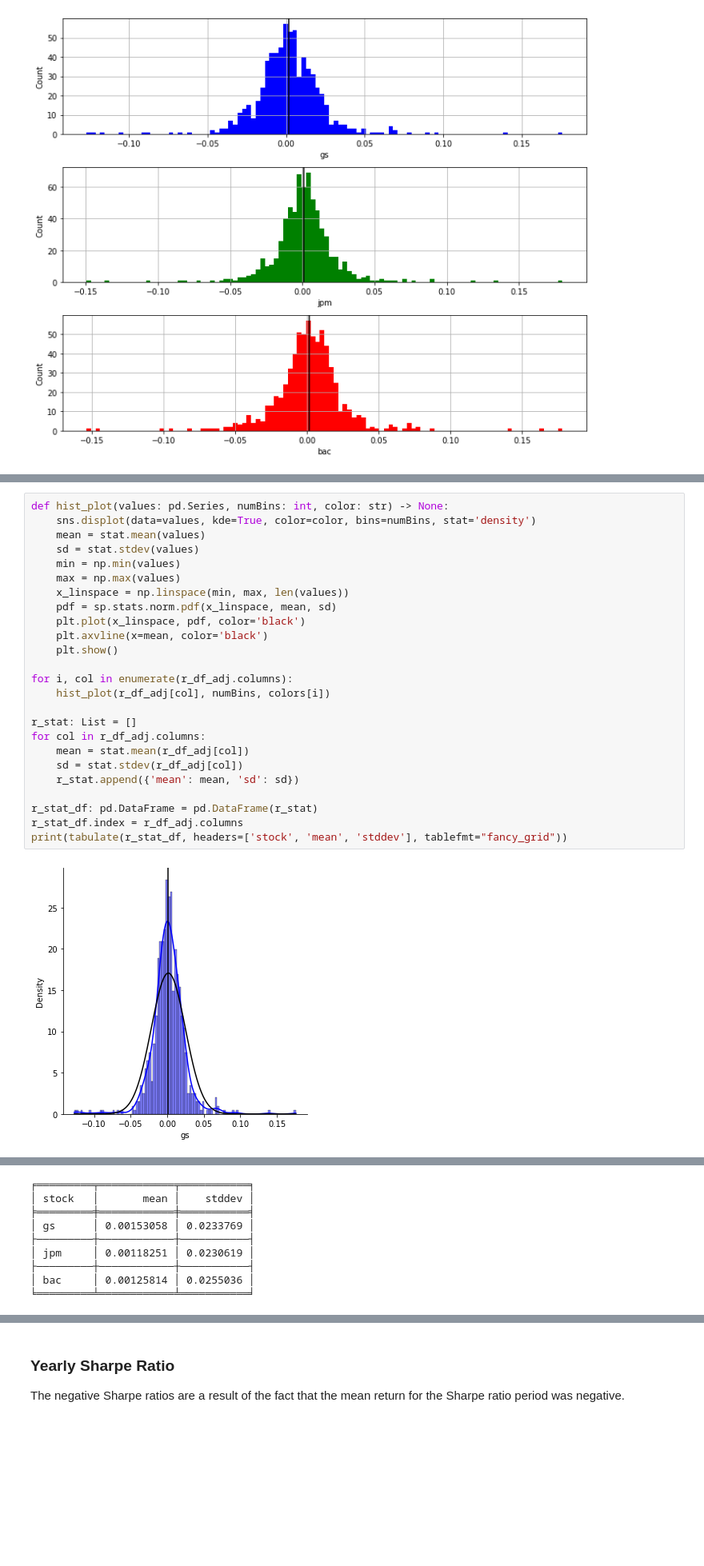
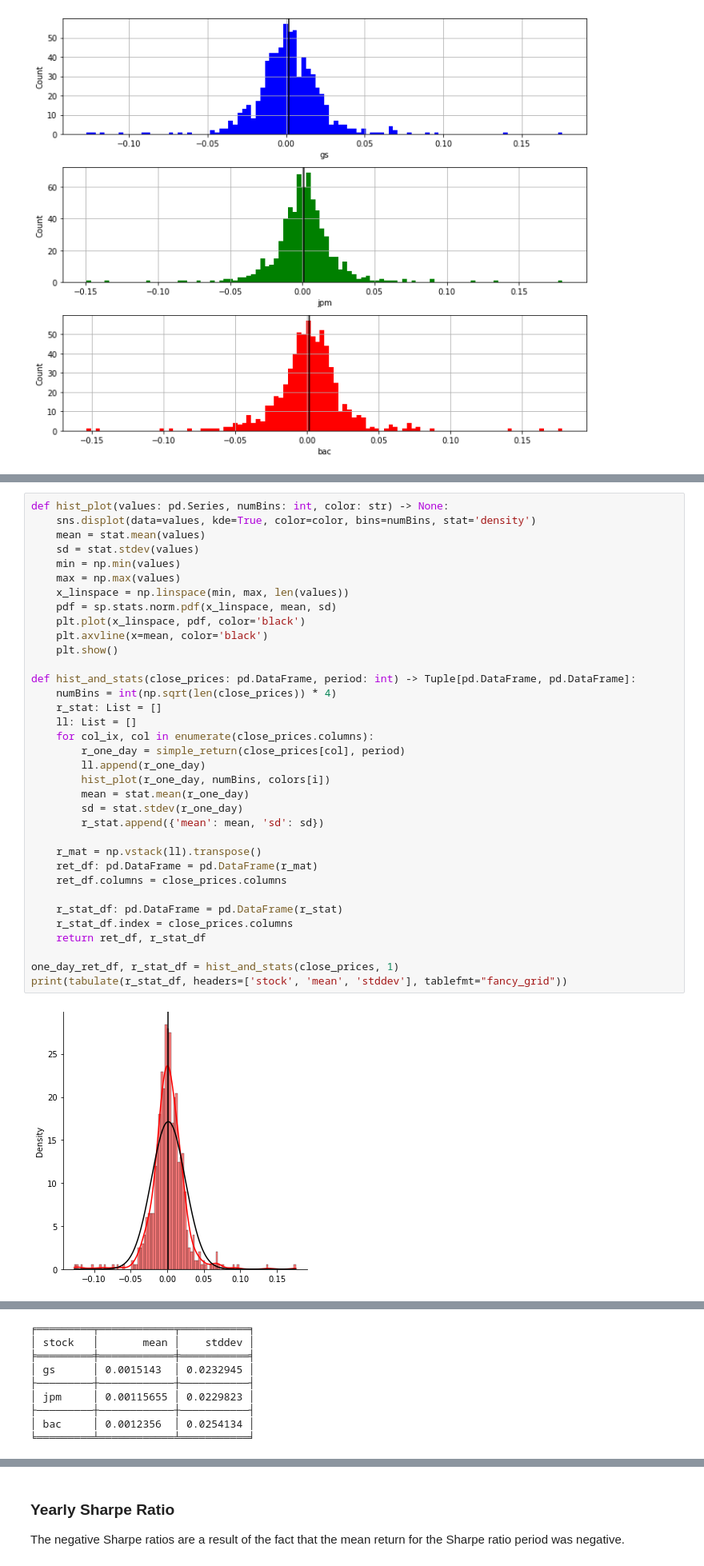
Before and after one commit to IanLKaplan/basic_finance, a Jupyter notebook: basic_finance.ipynb, the cells around one changed output, grey strips where cells are left out. Shown: that part at 80% size. Cells and saved outputs as stored; diff of their text form; blank space fills up the shorter version.

```diff
--- a/basic_finance.ipynb
+++ b/basic_finance.ipynb
@@ -352,27 +366,37 @@ function.
 # %%
 def hist_plot(values: pd.Series, numBins: int, color: str) -> None:
     sns.displot(data=values, kde=True, color=color, bins=numBins, stat='density')
     mean = stat.mean(values)
     sd = stat.stdev(values)
     min = np.min(values)
     max = np.max(values)
     x_linspace = np.linspace(min, max, len(values))
     pdf = sp.stats.norm.pdf(x_linspace, mean, sd)
     plt.plot(x_linspace, pdf, color='black')
     plt.axvline(x=mean, color='black')
     plt.show()
 
-for i, col in enumerate(r_df_adj.columns):
-    hist_plot(r_df_adj[col], numBins, colors[i])
+def hist_and_stats(close_prices: pd.DataFrame, period: int) -> Tuple[pd.DataFrame, pd.DataFrame]:
+    numBins = int(np.sqrt(len(close_prices)) * 4)
+    r_stat: List = []
+    ll: List = []
+    for col_ix, col in enumerate(close_prices.columns):
+        r_one_day = simple_return(close_prices[col], period)
+        ll.append(r_one_day)
+        hist_plot(r_one_day, numBins, colors[i])
+        mean = stat.mean(r_one_day)
+        sd = stat.stdev(r_one_day)
+        r_stat.append({'mean': mean, 'sd': sd})
 
-r_stat: List = []
-for col in r_df_adj.columns:
-    mean = stat.mean(r_df_adj[col])
-    sd = stat.stdev(r_df_adj[col])
-    r_stat.append({'mean': mean, 'sd': sd})
+    r_mat = np.vstack(ll).transpose()
+    ret_df: pd.DataFrame = pd.DataFrame(r_mat)
+    ret_df.columns = close_prices.columns
 
-r_stat_df: pd.DataFrame = pd.DataFrame(r_stat)
-r_stat_df.index = r_df_adj.columns
+    r_stat_df: pd.DataFrame = pd.DataFrame(r_stat)
+    r_stat_df.index = close_prices.columns
+    return ret_df, r_stat_df
+
+one_day_ret_df, r_stat_df = hist_and_stats(close_prices, 1)
 print(tabulate(r_stat_df, headers=['stock', 'mean', 'stddev'], tablefmt="fancy_grid"))
 # %% [output]
-[figure, old version]
+[figure, new version]
@@ -381,9 +405,9 @@ print(tabulate(r_stat_df, headers=['stock', 'mean', 'stddev'], tablefmt="fancy_g
 ╒═════════╤════════════╤═══════════╕
 │ stock   │       mean │    stddev │
 ╞═════════╪════════════╪═══════════╡
-│ gs      │ 0.00153058 │ 0.0233769 │
+│ gs      │ 0.0015143  │ 0.0232945 │
 ├─────────┼────────────┼───────────┤
-│ jpm     │ 0.00118251 │ 0.0230619 │
+│ jpm     │ 0.00115655 │ 0.0229823 │
 ├─────────┼────────────┼───────────┤
-│ bac     │ 0.00125814 │ 0.0255036 │
+│ bac     │ 0.0012356  │ 0.0254134 │
 ╘═════════╧════════════╧═══════════╛
```
Also changed, not shown: parts of 12 cells of this notebook.
